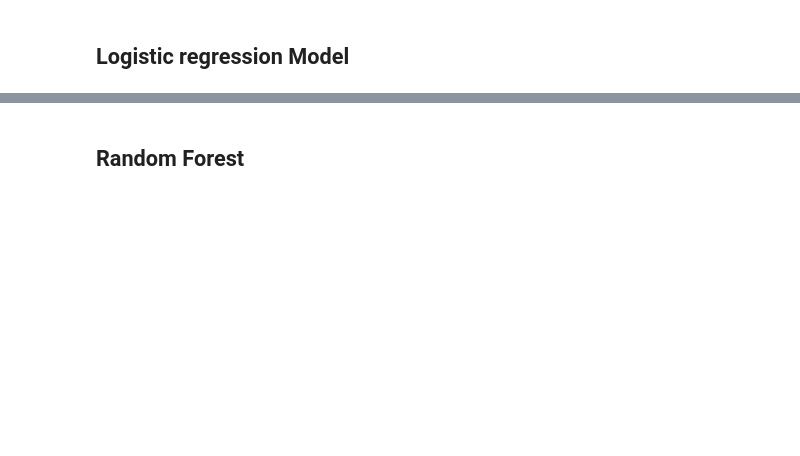
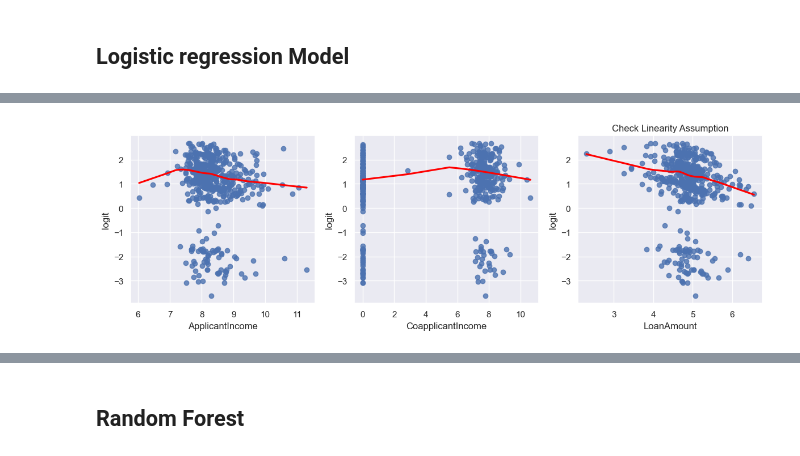
Before and after one commit to EdwinVivek/loan-eligibility-prediction, a Jupyter notebook: loan_eligibility_prediction.ipynb, the cells around one changed output, grey strips where cells are left out. Saved outputs shown, nothing was run; the diff lists cells and outputs as text; code cells hidden in the pictures; blank space fills up the shorter version.

```diff
--- a/loan_eligibility_prediction.ipynb
+++ b/loan_eligibility_prediction.ipynb
@@ -780,0 +649,3 @@ plt.legend(loc='best')
+# %%
+logistic = make_pipeline(final_pipeline, LogisticRegression(solver='liblinear', multi_class='ovr',max_iter=500))
+logistic
@@ -780,0 +670,2 @@ plt.legend(loc='best')
+# %%
+logistic.fit(loan_X_train, np.ravel(y_train))
@@ -780,0 +690,3 @@ plt.legend(loc='best')
+# %%
+model = logistic.steps[-1][1]
+model
@@ -780,0 +725,7 @@ plt.legend(loc='best')
+# %%
+y_pred_train = model.predict(X_train)
+pred_proba_train = model.predict_proba(X_train)
+pred_df_train = pd.DataFrame(pred_proba_train)
+pred_df_train["Predictions"] = y_pred_train
+pred_df_train["logit"] = np.log(pred_df_train[1]/ (1 - pred_df_train[1]))
+pred_df_train
@@ -780,0 +766,13 @@ plt.legend(loc='best')
+# %%
+fig, axes = plt.subplots(nrows=1, ncols=3, figsize=(12, 4))
+axes = axes.flat
+for i in range(3):
+    ax = axes[i]
+    #ax.plot([0, 1, 2], [i, i+1, i+2])
+    sns.regplot(x=X_train.iloc[:,i], y=pred_df_train['logit'], lowess=True, line_kws={'color': 'red'}, ax =ax )
+    #ax.set_title(f'Plot {i}')
+
+plt.title("Check Linearity Assumption")
+plt.tight_layout()
+# %% [output]
+[figure, added]
```
Also changed, not shown: parts of 53 cells of this notebook.
